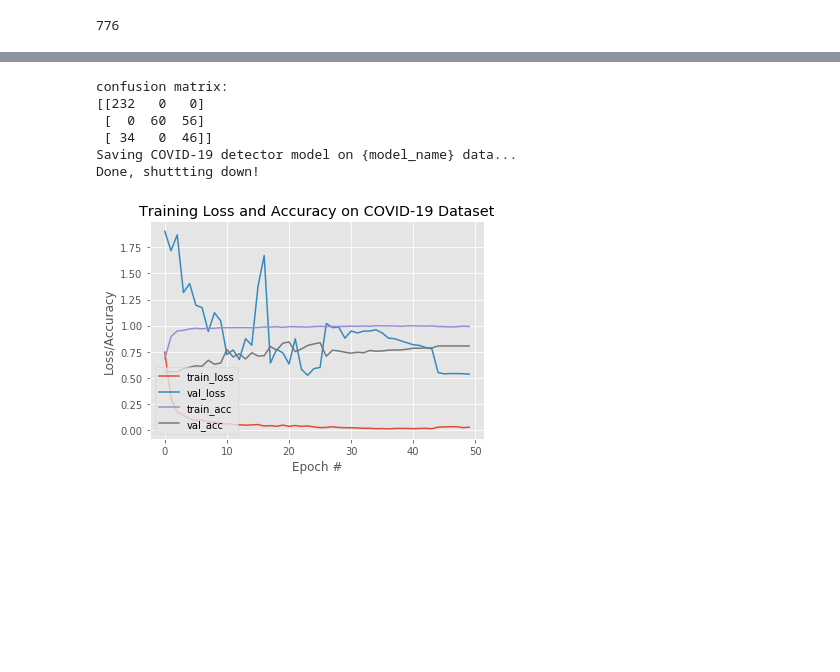
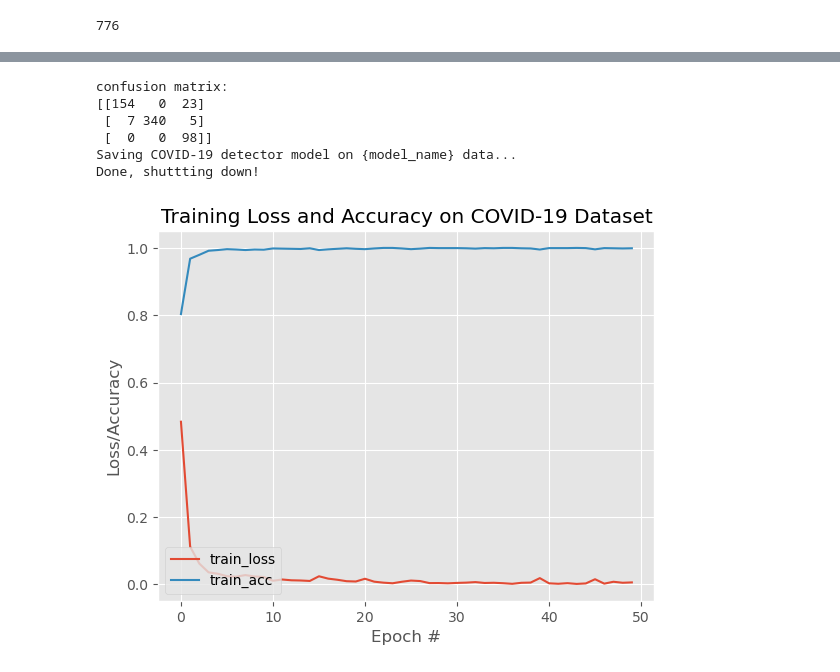
Before and after one commit to harshajk/mini-covidnet-project, a Jupyter notebook: DS216o_Project/MOBILENetV2/MobilenetV2.ipynb, the cells around one changed output, grey strips where cells are left out. Drawn from its saved outputs; the diff is of its cells as text; code cells hidden in the pictures; blank space fills up the shorter version.

```diff
--- a/DS216o_Project/MOBILENetV2/MobilenetV2.ipynb
+++ b/DS216o_Project/MOBILENetV2/MobilenetV2.ipynb
@@ -365,33 +395,31 @@ weighted avg       0.83      0.79      0.78       428
 # %%
 print('confusion matrix:')
 cm = confusion_matrix(testY.argmax(axis=1), predIdxs)
 # show the confusion matrix, accuracy, sensitivity, and specificity
 print(cm)
 
 # serialize the model to disk
 print('Saving COVID-19 detector model on {model_name} data...')
 model.save(os.path.join(MODEL_DIR, model_name), save_format='h5')
 
 # plot the training loss and accuracy
 N = EPOCHS
 plt.style.use('ggplot')
 plt.figure()
 plt.plot(np.arange(0, N), H.history['loss'], label='train_loss')
-plt.plot(np.arange(0, N), H.history['val_loss'], label='val_loss')
 plt.plot(np.arange(0, N), H.history['accuracy'], label='train_acc')
-plt.plot(np.arange(0, N), H.history['val_accuracy'], label='val_acc')
 plt.title('Training Loss and Accuracy on COVID-19 Dataset')
 plt.xlabel('Epoch #')
 plt.ylabel('Loss/Accuracy')
 plt.legend(loc='lower left')
 plt.savefig(os.path.join(MODEL_DIR, plot_path))
 
 print('Done, shuttting down!')
 # %% [output]
 confusion matrix:
-[[232   0   0]
- [  0  60  56]
- [ 34   0  46]]
+[[154   0  23]
+ [  7 340   5]
+ [  0   0  98]]
 Saving COVID-19 detector model on {model_name} data...
 Done, shuttting down!
-[figure, old version]
+[figure, new version]
```
Also changed, not shown: parts of 9 cells of this notebook, 1 other file.
